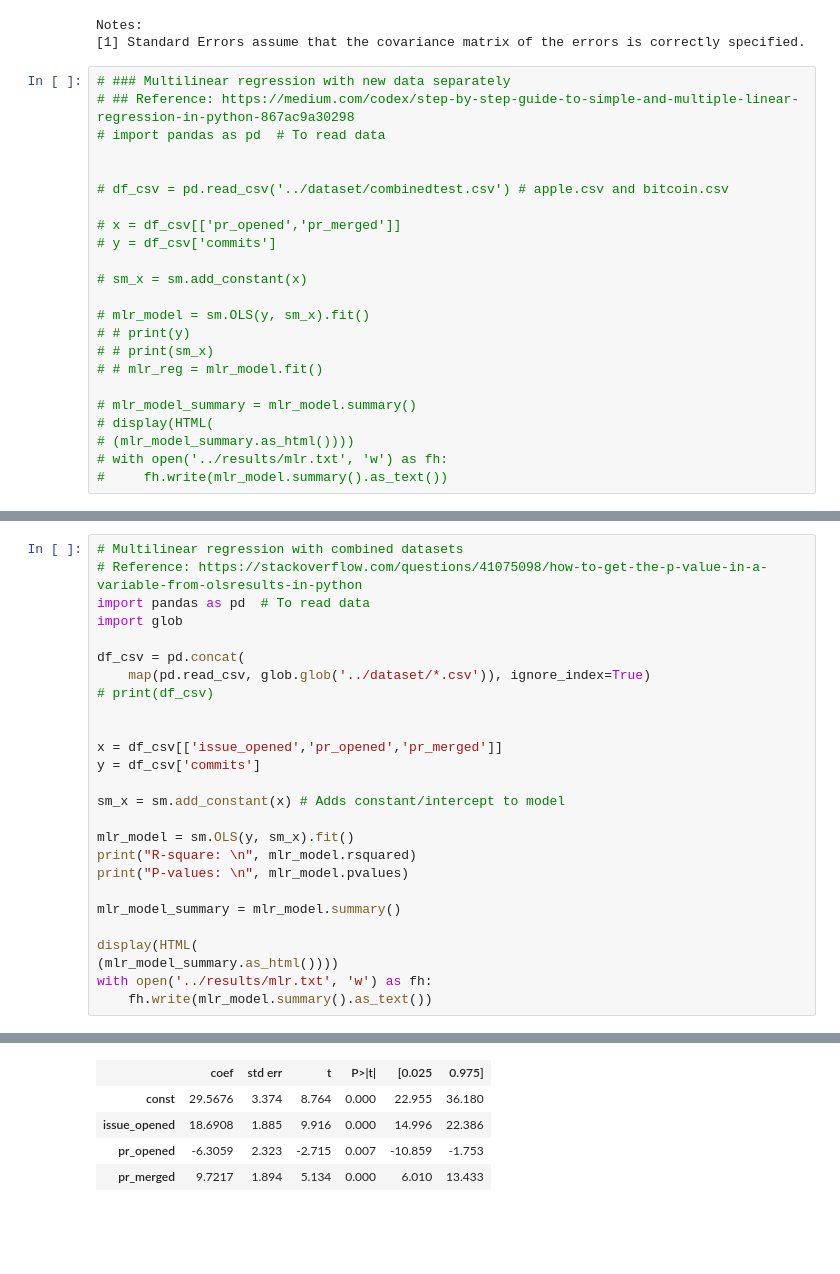
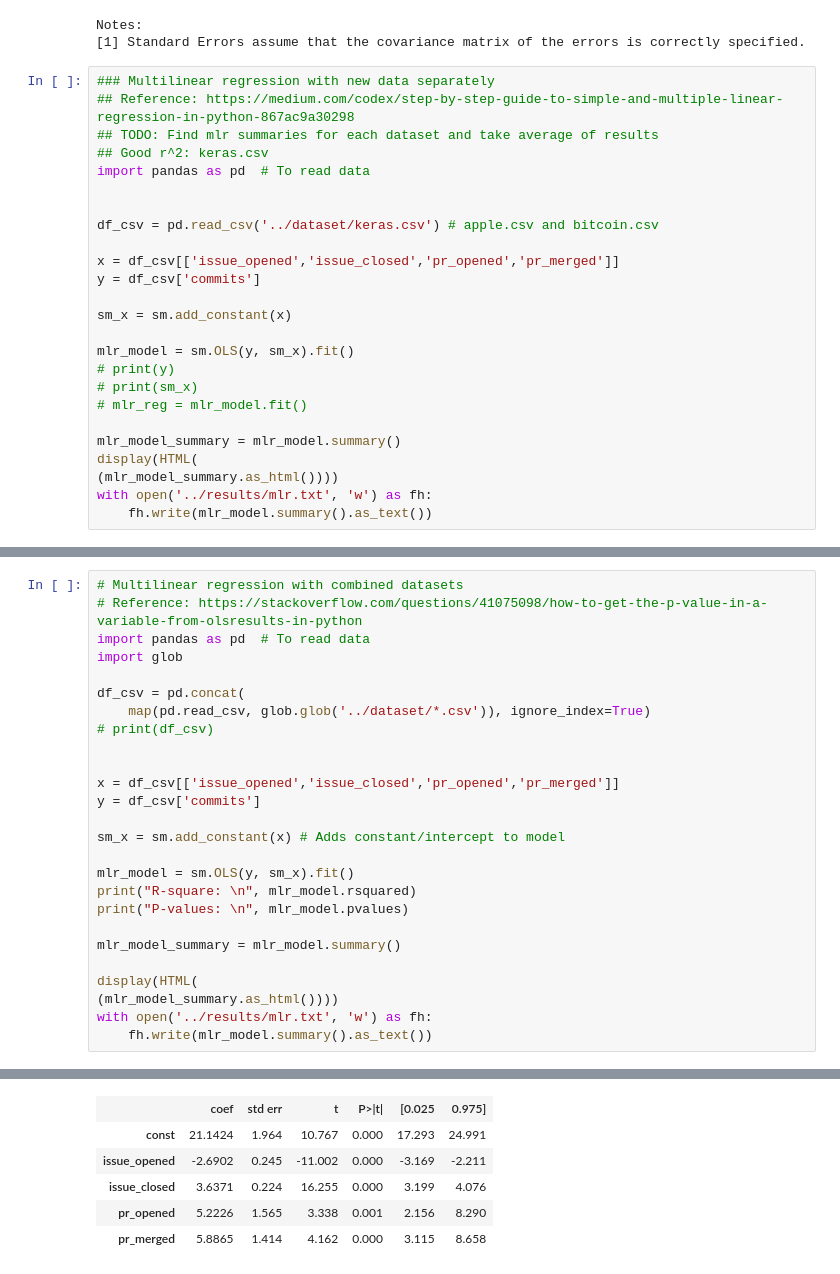
Before and after one commit to mahyarsamani/ecs260-final-project, a Jupyter notebook: code/regression_summaries.ipynb, the cells around one changed output, grey strips where cells are left out. Saved outputs shown, nothing was run; the diff lists cells and outputs as text; blank space fills up the shorter version.

Commit message:
Created r-squared and p-val table for all repos so far

```diff
--- a/code/regression_summaries.ipynb
+++ b/code/regression_summaries.ipynb
@@ -210,25 +210,27 @@ OLS Regression Results
 Notes:
 [1] Standard Errors assume that the covariance matrix of the errors is correctly specified.
 # %%
-# ### Multilinear regression with new data separately
-# ## Reference: https://medium.com/codex/step-by-step-guide-to-simple-and-multiple-linear-regression-in-python-867ac9a30298
-# import pandas as pd  # To read data
+### Multilinear regression with new data separately
+## Reference: https://medium.com/codex/step-by-step-guide-to-simple-and-multiple-linear-regression-in-python-867ac9a30298
+## TODO: Find mlr summaries for each dataset and take average of results
+## Good r^2: keras.csv
+import pandas as pd  # To read data
 
 
-# df_csv = pd.read_csv('../dataset/combinedtest.csv') # apple.csv and bitcoin.csv
+df_csv = pd.read_csv('../dataset/keras.csv') # apple.csv and bitcoin.csv
 
-# x = df_csv[['pr_opened','pr_merged']]
-# y = df_csv['commits']
+x = df_csv[['issue_opened','issue_closed','pr_opened','pr_merged']]
+y = df_csv['commits']
 
-# sm_x = sm.add_constant(x)
+sm_x = sm.add_constant(x)
 
-# mlr_model = sm.OLS(y, sm_x).fit()
-# # print(y)
-# # print(sm_x)
-# # mlr_reg = mlr_model.fit()
+mlr_model = sm.OLS(y, sm_x).fit()
+# print(y)
+# print(sm_x)
+# mlr_reg = mlr_model.fit()
 
-# mlr_model_summary = mlr_model.summary()
-# display(HTML(
-# (mlr_model_summary.as_html())))
-# with open('../results/mlr.txt', 'w') as fh:
-#     fh.write(mlr_model.summary().as_text())
+mlr_model_summary = mlr_model.summary()
+display(HTML(
+(mlr_model_summary.as_html())))
+with open('../results/mlr.txt', 'w') as fh:
+    fh.write(mlr_model.summary().as_text())
@@ -243,7 +270,7 @@ df_csv = pd.concat(
 # print(df_csv)
 
 
-x = df_csv[['issue_opened','pr_opened','pr_merged']]
+x = df_csv[['issue_opened','issue_closed','pr_opened','pr_merged']]
 y = df_csv['commits']
 
 sm_x = sm.add_constant(x) # Adds constant/intercept to model
@@ -279,6 +307,7 @@ OLS Regression Results
 | Covariance Type: | nonrobust |  |  |
 |  | coef | std err | t | P>|t| | [0.025 | 0.975] |
-| const | 29.5676 | 3.374 | 8.764 | 0.000 | 22.955 | 36.180 |
-| issue_opened | 18.6908 | 1.885 | 9.916 | 0.000 | 14.996 | 22.386 |
-| pr_opened | -6.3059 | 2.323 | -2.715 | 0.007 | -10.859 | -1.753 |
-| pr_merged | 9.7217 | 1.894 | 5.134 | 0.000 | 6.010 | 13.433 |
+| const | 21.1424 | 1.964 | 10.767 | 0.000 | 17.293 | 24.991 |
+| issue_opened | -2.6902 | 0.245 | -11.002 | 0.000 | -3.169 | -2.211 |
+| issue_closed | 3.6371 | 0.224 | 16.255 | 0.000 | 3.199 | 4.076 |
+| pr_opened | 5.2226 | 1.565 | 3.338 | 0.001 | 2.156 | 8.290 |
+| pr_merged | 5.8865 | 1.414 | 4.162 | 0.000 | 3.115 | 8.658 |
```
Also changed, not shown: parts of 5 cells of this notebook, 1 other file.
